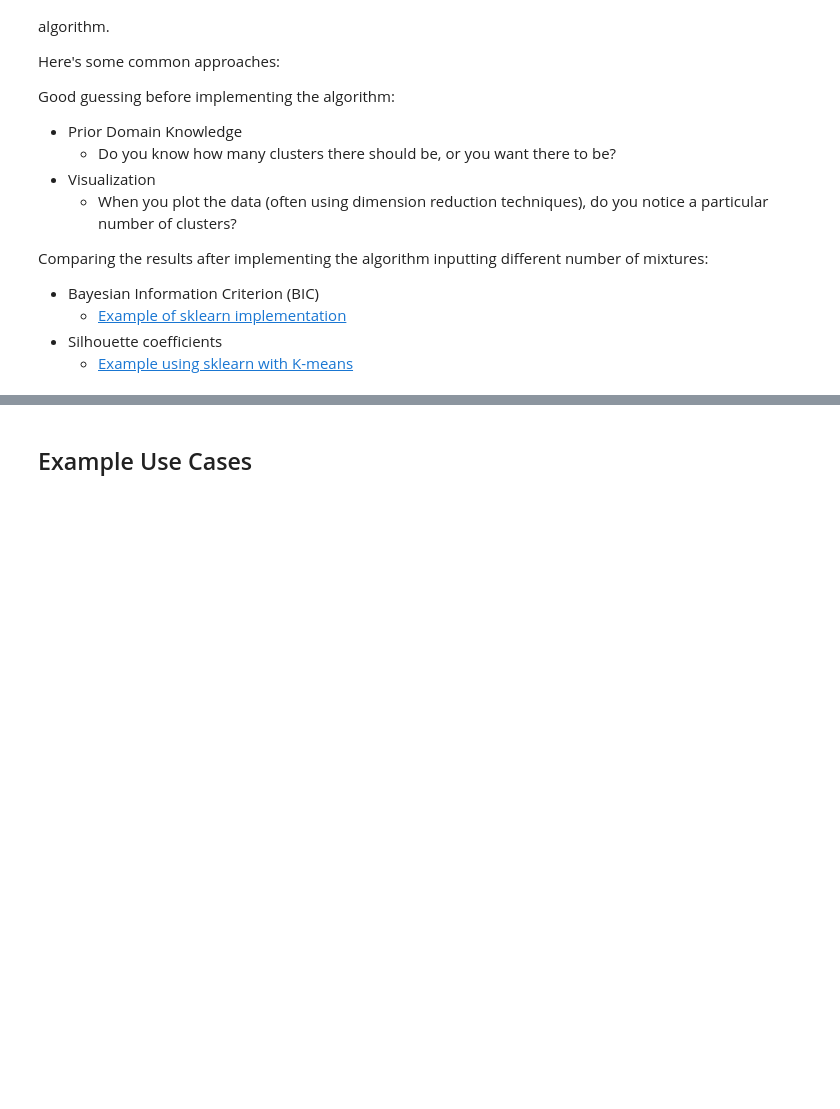
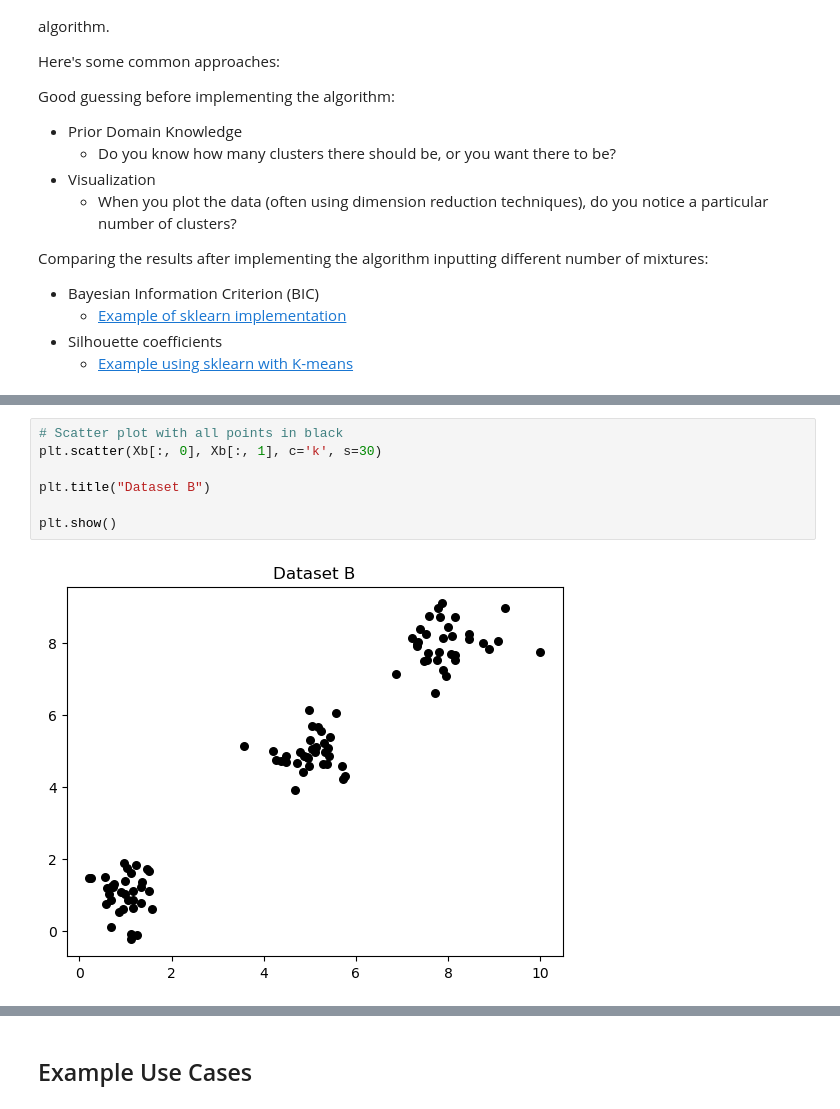
Before and after one commit to IJbeasley/GMM-Tutorial, a Jupyter notebook: GMM_tutorial.ipynb, the cells around one changed output, grey strips where cells are left out. Cells and saved outputs as stored; diff of their text form; blank space fills up the shorter version.

```diff
--- a/GMM_tutorial.ipynb
+++ b/GMM_tutorial.ipynb
@@ -184,0 +213,9 @@ Comparing the results after implementing the algorithm inputting different numbe
+# %%
+# Scatter plot with all points in black
+plt.scatter(Xb[:, 0], Xb[:, 1], c='k', s=30)
+
+plt.title("Dataset B")
+
+plt.show()
+# %% [output]
+[figure, added]
```
Also changed, not shown: parts of 12 cells of this notebook.
